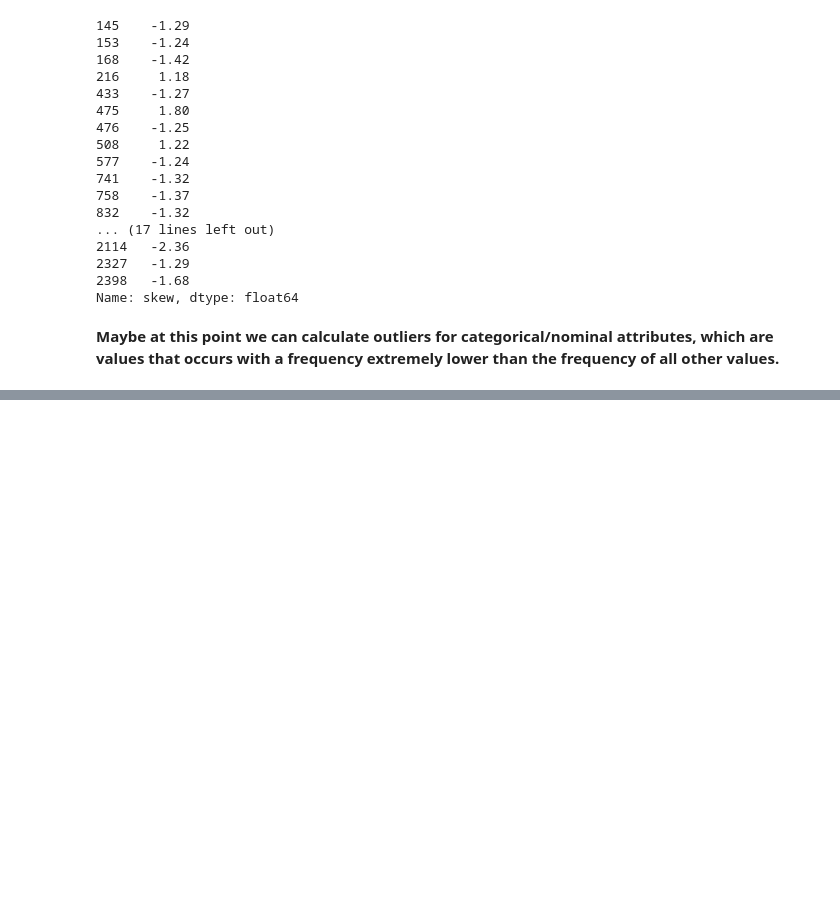
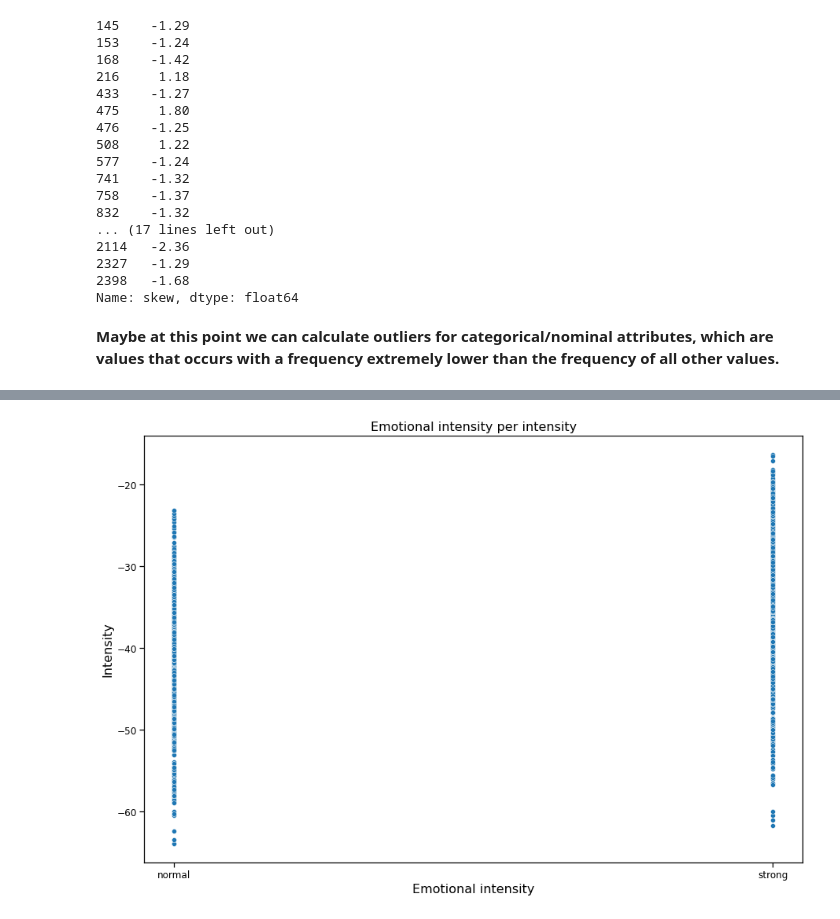
Before and after one commit to Claudio-95/DM22-23, a Jupyter notebook: Project_1st part.ipynb, the cells around one changed output, grey strips where cells are left out. Drawn from its saved outputs; the diff is of its cells as text; code cells hidden in the pictures; blank space fills up the shorter version.

```diff
--- a/Project_1st part.ipynb
+++ b/Project_1st part.ipynb
@@ -1138,0 +1216,2 @@ Name: skew, dtype: float64
+# %%
+df['zero_crossings_sum_normalized'] = zscore(df['zero_crossings_sum'])
@@ -1138,0 +1220,9 @@ Name: skew, dtype: float64
+# %%
+sns.scatterplot(x = "emotional_intensity", y = "intensity", data = df)
+plt.title("Emotional intensity per intensity")
+plt.xlabel("Emotional intensity")
+plt.ylabel("Intensity")
+#plt.savefig("boxplot_EI-intensity.png")
+plt.show()
+# %% [output]
+[figure, added]
```
Also changed, not shown: parts of 26 cells of this notebook, 1 other file.
